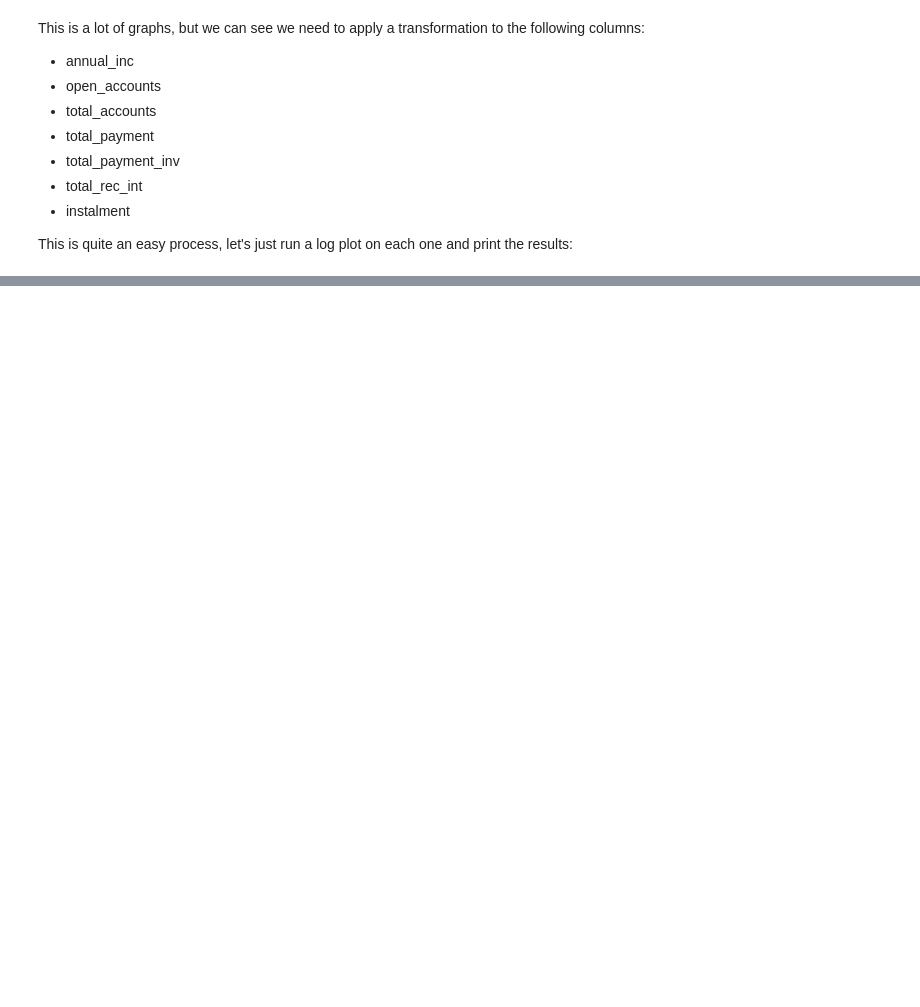
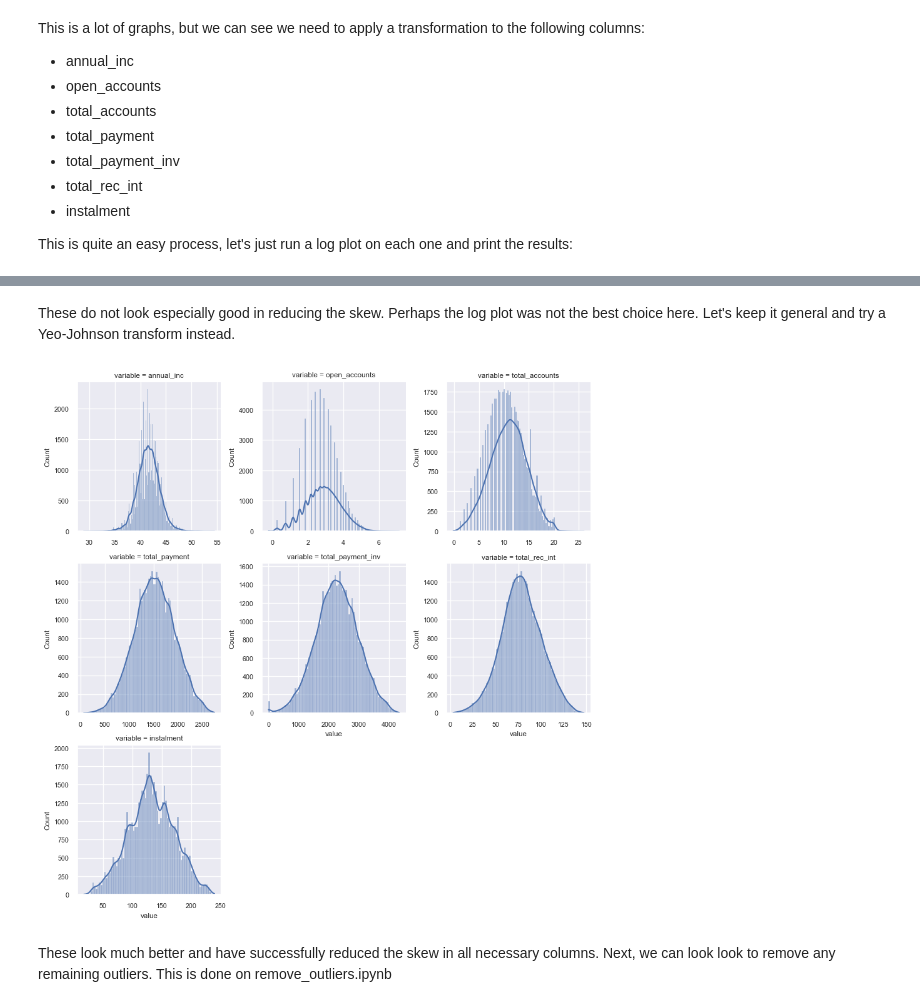
Before and after one commit to NicholasSynesi/exploratory-data-analysis---customer-loans-in-finance850, a Jupyter notebook: skew_correcting.ipynb, the cells around one changed output, grey strips where cells are left out. Cells and saved outputs as stored; diff of their text form; code cells hidden in the pictures; blank space fills up the shorter version.

```diff
--- a/skew_correcting.ipynb
+++ b/skew_correcting.ipynb
@@ -62,4 +64,4 @@ columns_to_transform = ['annual_inc',
 
 skew_corrector = DataFrameTransform(df)
 for columns in columns_to_transform:
-    skew_corrector.correct_skew(columns, method='yeojohnson')
+    skew_corrector.correct_skew(columns, method='log')
@@ -85,2 +85,17 @@ g = g.map(sns.histplot, "value", kde=True)
+# %% [markdown]
+These do not look especially good in reducing the skew. Perhaps the log plot was not the best choice here. Let's keep it general and try a Yeo-Johnson transform instead.
+# %%
+for columns in columns_to_transform:
+    skew_corrector.correct_skew(columns, method='yeojohnson')
+
+categorical_features = [col for col in df.columns if col not in numeric_columns]
+sns.set(font_scale=0.7)
+f = pd.melt(df, value_vars=numeric_columns)
+g = sns.FacetGrid(f, col="variable",  col_wrap=3, sharex=False, sharey=False)
+g = g.map(sns.histplot, "value", kde=True)
+# %% [output]
+[figure, added]
+# %% [markdown]
+These look much better and have successfully reduced the skew in all necessary columns. Next, we can look look to remove any remaining outliers. This is done on remove_outliers.ipynb
 # %%
 df.to_csv('unskewed_data.csv', index=False)
```
Also changed, not shown: parts of 4 cells of this notebook, 11 other files.
